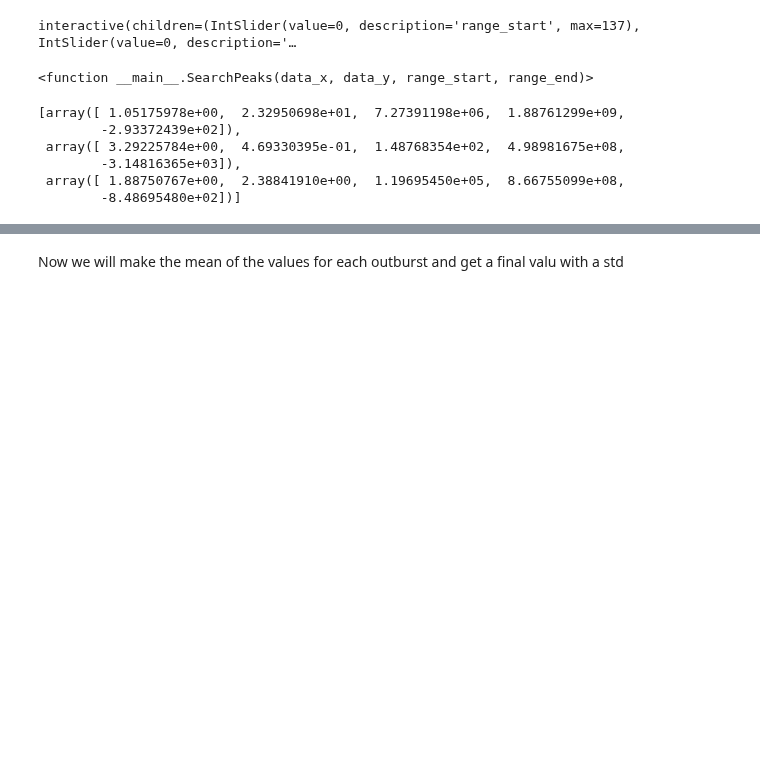
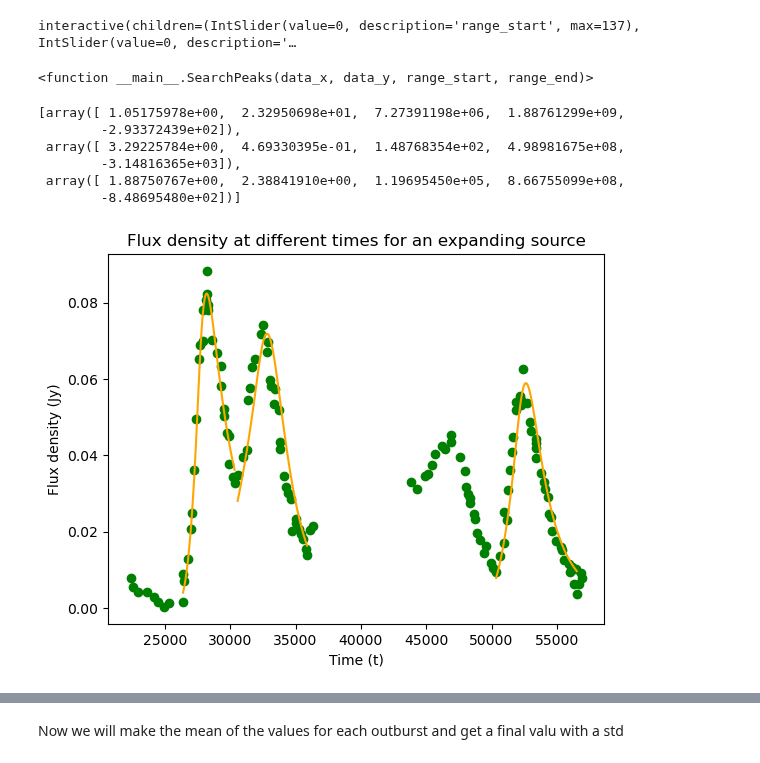
Before and after one commit to Camachoadri/JAEICU2024, a Jupyter notebook: Blob emission in GRS 1915+105/Blob emission in GRS 1915+105-07-03-24.ipynb, the cells around one changed output, grey strips where cells are left out. Drawn from its saved outputs; the diff is of its cells as text; code cells hidden in the pictures; blank space fills up the shorter version.

Commit message:
Added plot to single single outbrst fit

```diff
--- a/Blob emission in GRS 1915+105/Blob emission in GRS 1915+105-07-03-24.ipynb
+++ b/Blob emission in GRS 1915+105/Blob emission in GRS 1915+105-07-03-24.ipynb
@@ -546,11 +546,15 @@ def VanDerLaanFit(time, FluxDens, peaks, p_aprox, B0_aprox, offset_aprox, N0_apr
     """
     VanDerLaanFit=[]
     #Repeat the code for each peak
+    mintime= min(time)
     for peak in peaks:
         #Getting the time at flux for the points in the peak
         peak_t=time[peak[0]:peak[1]]
         #Choose the flux of the points in the time interval
         peak_f= FluxDens[peak[0] : peak[1]]
+
+        #Some code to plot the results
+        timelin= np.linspace(peak_t[0], peak_t[-1],100)
 
         #Normalicing the time
         peak_t=peak_t - 1*min(peak_t)
@@ -560,6 +564,9 @@ def VanDerLaanFit(time, FluxDens, peaks, p_aprox, B0_aprox, offset_aprox, N0_apr
         #Im not using the covariance matrix, so use alpha[0]
         VanDerLaanFit.append(alpha[0])
 
+        plt.plot(timelin, FluxatT(timelin - min(timelin) , frequency, alpha[0][0], alpha[0][1], alpha[0][2], distance, r0, alpha[0][3]
+                         , 1., offset= alpha[0][4] ), c='orange')
+
     return VanDerLaanFit
 # %% [markdown]
 For simplicity lets make a quick interactive function to find the ranges.
@@ -578,17 +585,24 @@ interactive(children=(IntSlider(value=0, description='range_start', max=137), In
 # %%
 time=cm2['UT time (hours)'].to(u.s).value
 FluxDens= cm2['Flux density (mJy)'].to(u.Jy).value
 peaks= [[5,27], [27,53], [72,98]]
+plt.scatter(time , FluxDens, c='green')
+
 frequency= wavelenghttofreq(2*u.cm).to(u.Hz).value
 cm2_fit=VanDerLaanFit(time, FluxDens, peaks, p, B0, 0, N0, speed, frequency, d, r0, 1.)
+
+plt.xlabel(f"Time (t)")
+plt.ylabel(f'Flux density (Jy)')
+plt.title('Flux density at different times for an expanding source')
 cm2_fit
 # %% [output]
 [array([ 1.05175978e+00,  2.32950698e+01,  7.27391198e+06,  1.88761299e+09,
         -2.93372439e+02]),
  array([ 3.29225784e+00,  4.69330395e-01,  1.48768354e+02,  4.98981675e+08,
         -3.14816365e+03]),
  array([ 1.88750767e+00,  2.38841910e+00,  1.19695450e+05,  8.66755099e+08,
         -8.48695480e+02])]
+[figure, added]
 # %%
 time=cm3['UT time (hours)'].to(u.s).value
 FluxDens= cm3['Flux density (mJy)'].to(u.Jy).value
```
Also changed, not shown: parts of 3 cells of this notebook.
